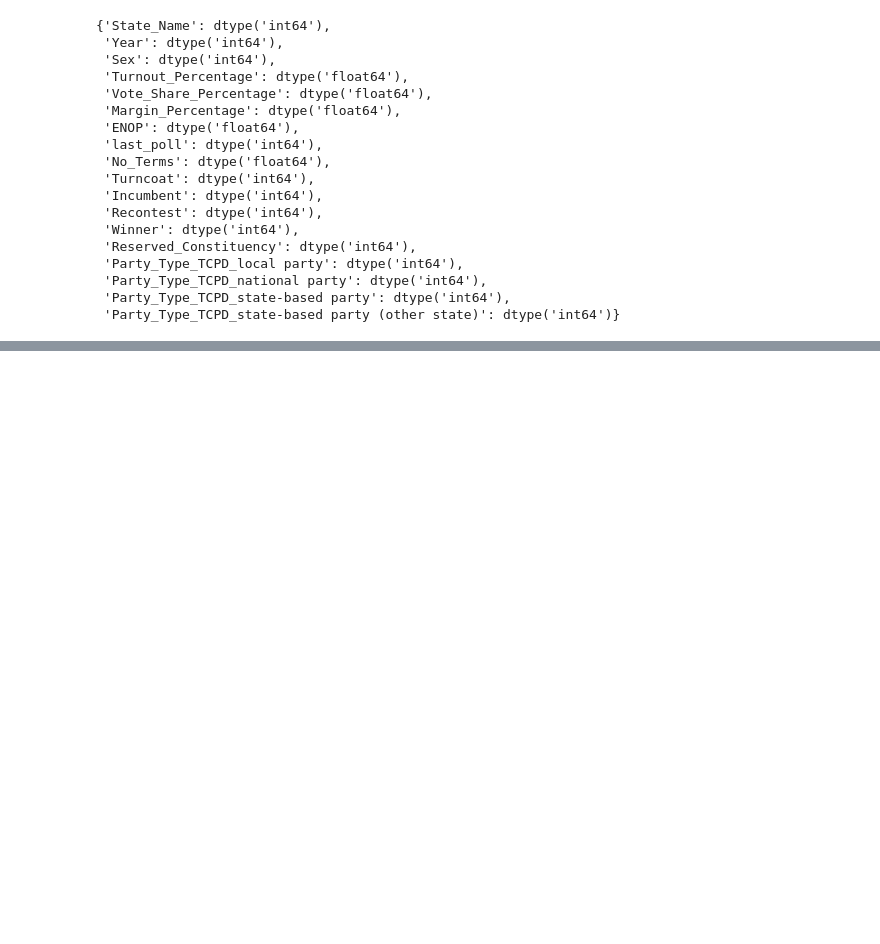
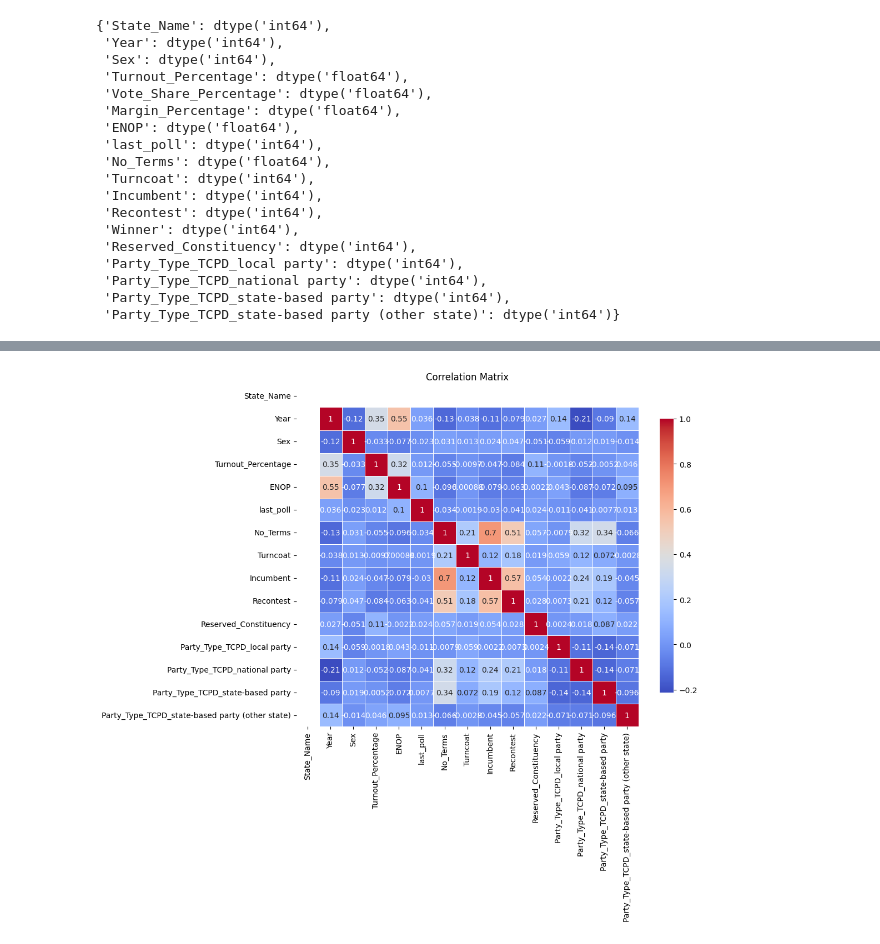
Before and after one commit to joel2607/KaunBanegaMP, a Jupyter notebook: Untitled.ipynb, the cells around one changed output, grey strips where cells are left out. Cells and saved outputs as stored; diff of their text form; code cells hidden in the pictures; blank space fills up the shorter version.

Commit message:
feat: added correlation matrix as a heatmap

```diff
--- a/Untitled.ipynb
+++ b/Untitled.ipynb
@@ -219,5 +219,18 @@ input_cols = ['State_Name', 'Year', 'Sex', 'Turnout_Percentage', 'ENOP', 'last_p
        'Reserved_Constituency', 'Party_Type_TCPD_local party',
        'Party_Type_TCPD_national party', 'Party_Type_TCPD_state-based party',
        'Party_Type_TCPD_state-based party (other state)']
-df[input_cols].corr()
+import pandas as pd
+import seaborn as sns
+import matplotlib.pyplot as plt
+%matplotlib inline
+
+# Calculate the correlation matrix
+corr_matrix = df[input_cols].corr()
+
+# Plot the correlation matrix as a heatmap
+plt.figure(figsize=(10, 8))
+sns.heatmap(corr_matrix, annot=True, cmap='coolwarm', square=True, cbar_kws={'shrink': .8}, linewidths=0.5)
+plt.title("Correlation Matrix")
+plt.savefig('correlation_matrix.png')
+plt.show()
 # %% [output]
@@ -240,3 +237,4 @@ df[input_cols].corr()
+[figure, added]
 # %%
 from sklearn.linear_model import LogisticRegression
 from sklearn.ensemble import RandomForestClassifier
```
Also changed, not shown: parts of 2 cells of this notebook, 1 other file.
